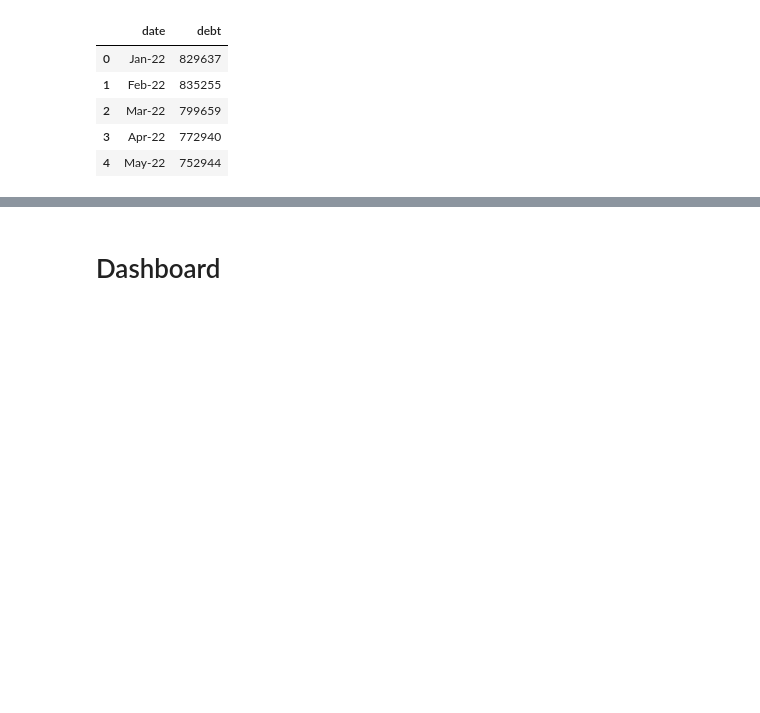
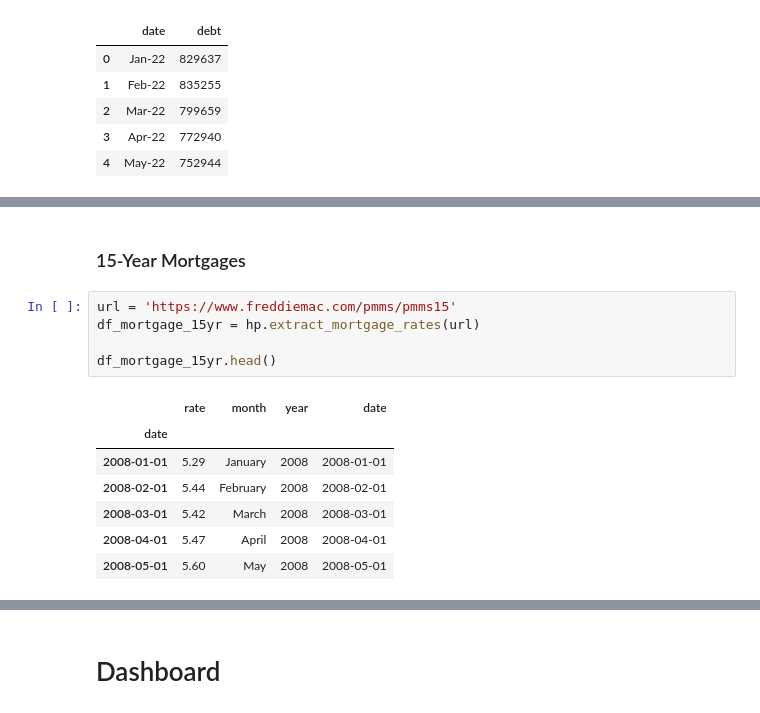
Before and after one commit to saychelsea11/Finance_And_Covid_Tracking_Dashboard, a Jupyter notebook: Finance_tracking.ipynb, the cells around one changed output, grey strips where cells are left out. Cells and saved outputs as stored; diff of their text form; blank space fills up the shorter version.

```diff
--- a/Finance_tracking.ipynb
+++ b/Finance_tracking.ipynb
@@ -247,0 +253,15 @@ Latest Margin Debt Data:  Dec-21 , $910021000000
+# %% [markdown]
+### 15-Year Mortgages
+# %%
+url = 'https://www.freddiemac.com/pmms/pmms15'
+df_mortgage_15yr = hp.extract_mortgage_rates(url)
+
+df_mortgage_15yr.head()
+# %% [output]
+|  | rate | month | year | date |
+| date |  |  |  |  |
+| 2008-01-01 | 5.29 | January | 2008 | 2008-01-01 |
+| 2008-02-01 | 5.44 | February | 2008 | 2008-02-01 |
+| 2008-03-01 | 5.42 | March | 2008 | 2008-03-01 |
+| 2008-04-01 | 5.47 | April | 2008 | 2008-04-01 |
+| 2008-05-01 | 5.60 | May | 2008 | 2008-05-01 |
```
Also changed, not shown: parts of 11 cells of this notebook, 1 other file.
